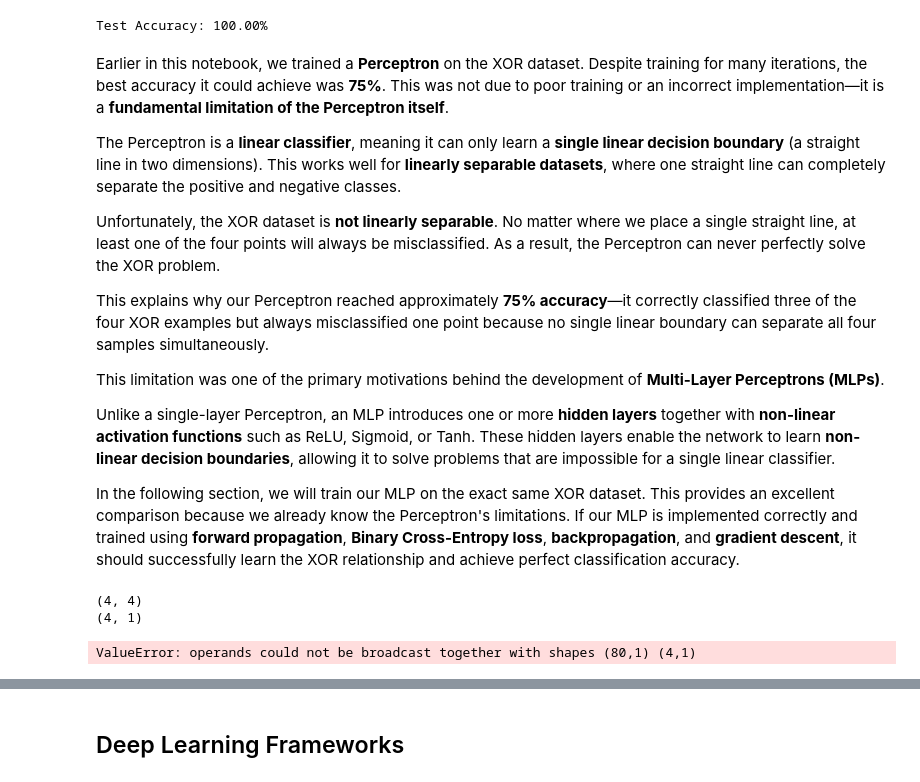
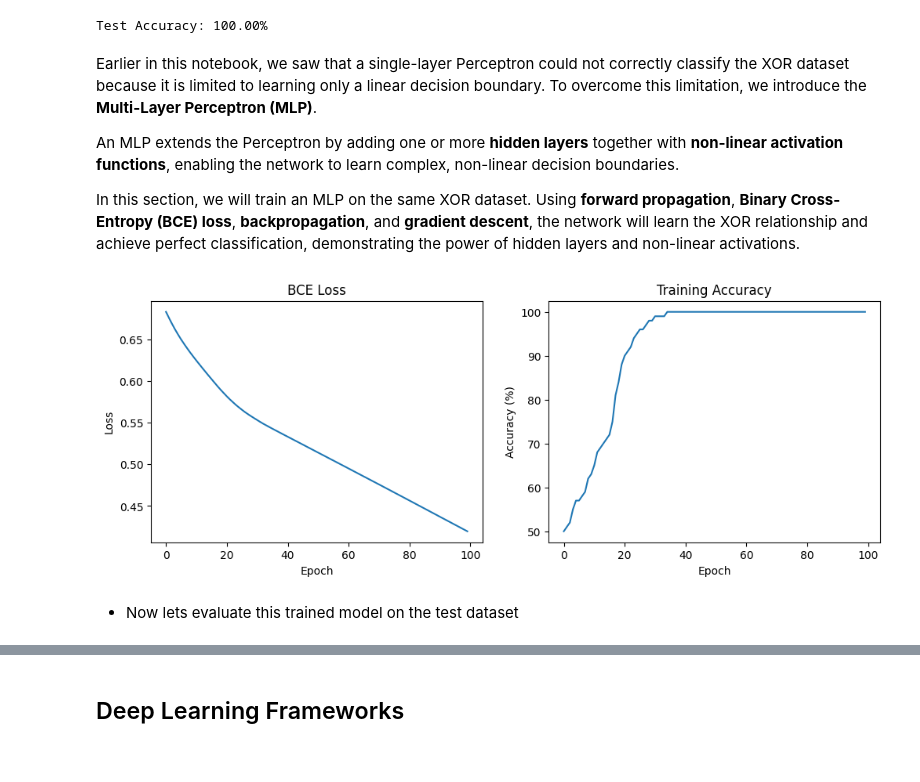
Before and after one commit to DeKUT-DSAIL/Minds_Machines_and_Matrices_2026, a Jupyter notebook: introduction-to-neural-networks-foundations/introduction_to_neural_networks.ipynb, the cells around one changed output, grey strips where cells are left out. Saved outputs shown, nothing was run; the diff lists cells and outputs as text; code cells hidden in the pictures.

```diff
--- a/introduction-to-neural-networks-foundations/introduction_to_neural_networks.ipynb
+++ b/introduction-to-neural-networks-foundations/introduction_to_neural_networks.ipynb
@@ -1318,33 +1335,19 @@ print(f"Test Accuracy: {test_accuracy*100:.2f}%")
 # %% [output]
 Test Accuracy: 100.00%
 # %% [markdown]
-Earlier in this notebook, we trained a **Perceptron** on the XOR dataset. Despite training for many iterations, the best accuracy it could achieve was **75%**. This was not due to poor training or an incorrect implementation—it is a **fundamental limitation of the Perceptron itself**.
+Earlier in this notebook, we saw that a single-layer Perceptron could not correctly classify the XOR dataset because it is limited to learning only a linear decision boundary. To overcome this limitation, we introduce the **Multi-Layer Perceptron (MLP)**.
 
-The Perceptron is a **linear classifier**, meaning it can only learn a **single linear decision boundary** (a straight line in two dimensions). This works well for **linearly separable datasets**, where one straight line can completely separate the positive and negative classes.
+An MLP extends the Perceptron by adding one or more **hidden layers** together with **non-linear activation functions**, enabling the network to learn complex, non-linear decision boundaries.
 
-Unfortunately, the XOR dataset is **not linearly separable**. No matter where we place a single straight line, at least one of the four points will always be misclassified. As a result, the Perceptron can never perfectly solve the XOR problem.
-
-This explains why our Perceptron reached approximately **75% accuracy**—it correctly classified three of the four XOR examples but always misclassified one point because no single linear boundary can separate all four samples simultaneously.
-
-This limitation was one of the primary motivations behind the development of **Multi-Layer Perceptrons (MLPs)**.
-
-Unlike a single-layer Perceptron, an MLP introduces one or more **hidden layers** together with **non-linear activation functions** such as ReLU, Sigmoid, or Tanh. These hidden layers enable the network to learn **non-linear decision boundaries**, allowing it to solve problems that are impossible for a single linear classifier.
-
-In the following section, we will train our MLP on the exact same XOR dataset. This provides an excellent comparison because we already know the Perceptron's limitations. If our MLP is implemented correctly and trained using **forward propagation**, **Binary Cross-Entropy loss**, **backpropagation**, and **gradient descent**, it should successfully learn the XOR relationship and achieve perfect classification accuracy.
+In this section, we will train an MLP on the same XOR dataset. Using **forward propagation**, **Binary Cross-Entropy (BCE) loss**, **backpropagation**, and **gradient descent**, the network will learn the XOR relationship and achieve perfect classification, demonstrating the power of hidden layers and non-linear activations.
-# %%
-pos_examples_xor = np.array([ [1, 0], [0, 1]])
-neg_examples_xor = np.array([[1, 1],[0, 0]])
-
-# Complete dataset
-xor_x = np.vstack((pos_examples_xor, neg_examples_xor))
-xor_labels = np.array([1, 1, -1, -1])
 # %%
-def train_mlp_xor(positive_examples, negative_examples,  epochs=100, learning_rate=0.1):
+def train_mlp_xor(positive_examples, negative_examples,epochs=100, learning_rate=0.1):
 
     # Build dataset
     X = np.vstack((positive_examples, negative_examples))
     y = np.array([1]*len(positive_examples) +
                  [-1]*len(negative_examples))
+    train_xor_labels = np.where(y == -1, 0, y).reshape(-1,1)
 
     # Network architecture
     input_neurons = X.shape[1]
@@ -1366,12 +1369,10 @@ def train_mlp_xor(positive_examples, negative_examples,  epochs=100, learning_ra
 
         Z2 = np.dot(A1, W2) + b2
         A2 = sigmoid(Z2)
-        print(A1.shape)
-        print(A2.shape)
 
-        loss = binary_cross_entropy(train_labels_bce, A2)
+        loss = binary_cross_entropy(train_xor_labels, A2)
         m = X.shape[0]
-        dZ2 = A2 - train_labels_bce
+        dZ2 = A2 - train_xor_labels
 
         dW2 = (1/m) * np.dot(A1.T, dZ2)
         db2 = (1/m) * np.sum(dZ2, axis=0, keepdims=True)
@@ -1389,29 +1390,30 @@ def train_mlp_xor(positive_examples, negative_examples,  epochs=100, learning_ra
         predictions = np.where(A2 >= 0.5, 1, -1)
         accuracy = np.mean(predictions.flatten() == y)
         snapshots.append([epoch,loss,accuracy,W1.copy(), b1.copy(), W2.copy(), b2.copy()])
+
     return snapshots
 # %%
-snapshots = train_mlp_xor(pos_examples_xor, neg_examples_xor, epochs=10|0,  learning_rate=0.1)
+snapshots_mlp_xor = train_mlp_xor(pos_examples_xor, neg_examples_xor, epochs=100,  learning_rate=0.1)
-# %% [output]
-(4, 4)
-(4, 1)
-ValueError: operands could not be broadcast together with shapes (80,1) (4,1)
 # %%
-losses = [s[1] for s in snapshots]
-accuracies = [100*s[2] for s in snapshots]
+losses = [s[1] for s in snapshots_mlp_xor]
+accuracies = [100*s[2] for s in snapshots_mlp_xor]
 plt.figure(figsize=(12,4))
 
 plt.subplot(1,2,1)
 plt.plot(losses)
 plt.title("BCE Loss")
 plt.xlabel("Epoch")
 plt.ylabel("Loss")
 
 plt.subplot(1,2,2)
 plt.plot(accuracies)
 plt.title("Training Accuracy")
 plt.xlabel("Epoch")
 plt.ylabel("Accuracy (%)")
 
 plt.show()
+# %% [output]
+[figure, added]
+# %% [markdown]
+- Now lets evaluate this trained model on the test dataset
 # %%
```
Also changed, not shown: parts of 33 cells of this notebook.
